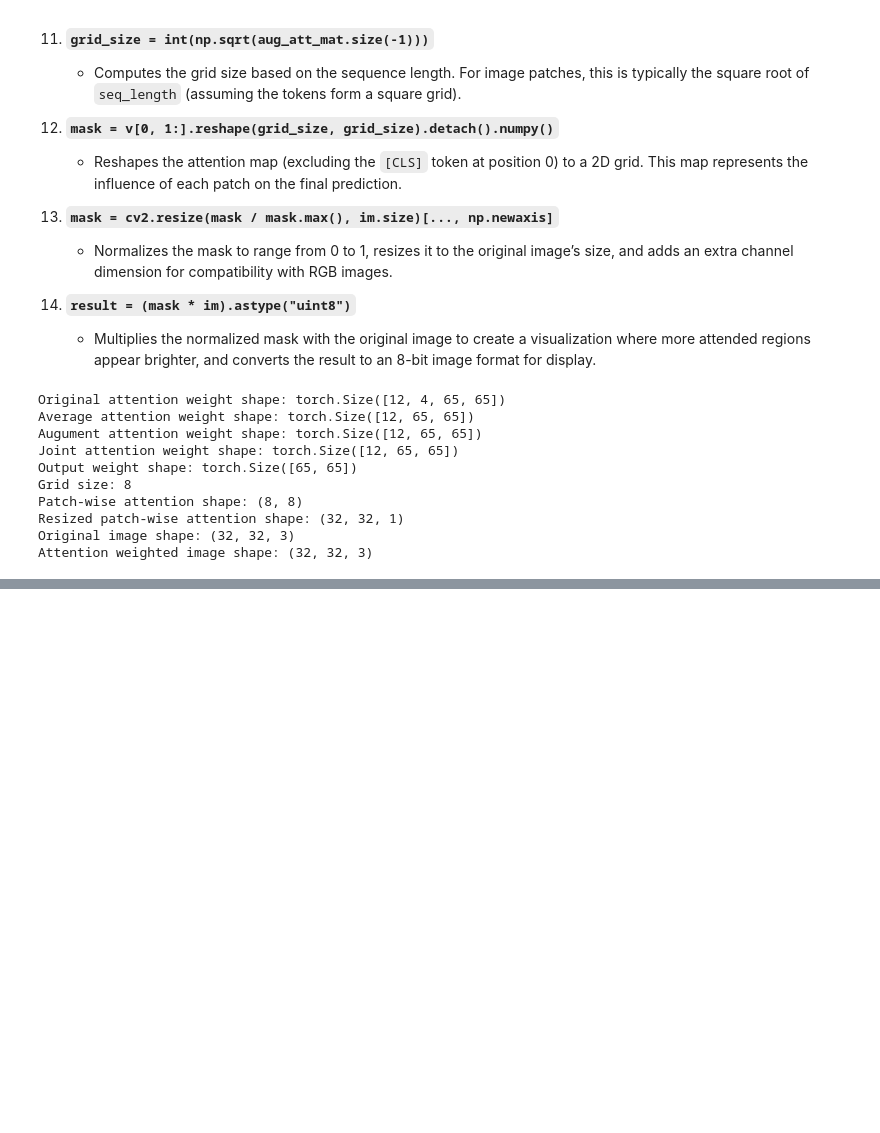
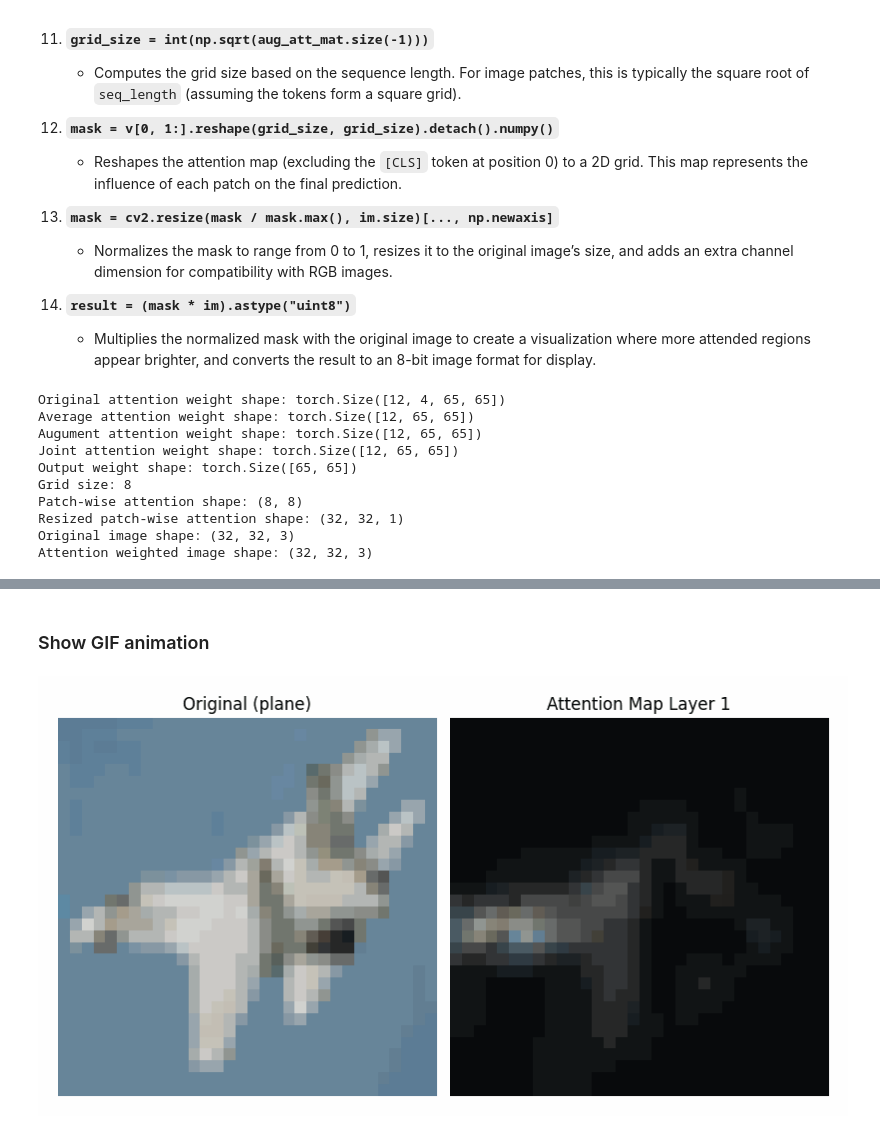
Before and after one commit to nick8592/ViT-Classification-CIFAR10, a Jupyter notebook: visualize_atteniton_map.ipynb, the cells around one changed output, grey strips where cells are left out. Saved outputs shown, nothing was run; the diff lists cells and outputs as text; code cells hidden in the pictures; blank space fills up the shorter version.

Commit message:
update gif animation

```diff
--- a/visualize_atteniton_map.ipynb
+++ b/visualize_atteniton_map.ipynb
@@ -257,0 +262,2 @@ for i, v in enumerate(joint_attentions):
+# %% [markdown]
+### Show GIF animation
@@ -257,0 +306,6 @@ for i, v in enumerate(joint_attentions):
+# %%
+# Display the GIF inline
+with open(f'attention_data/cifar-index-{args.index}.gif', 'rb') as f:
+    display(IPImage(data=f.read(), format='png'))
+# %% [output]
+[figure, added]
```
Also changed, not shown: parts of 8 cells of this notebook.
